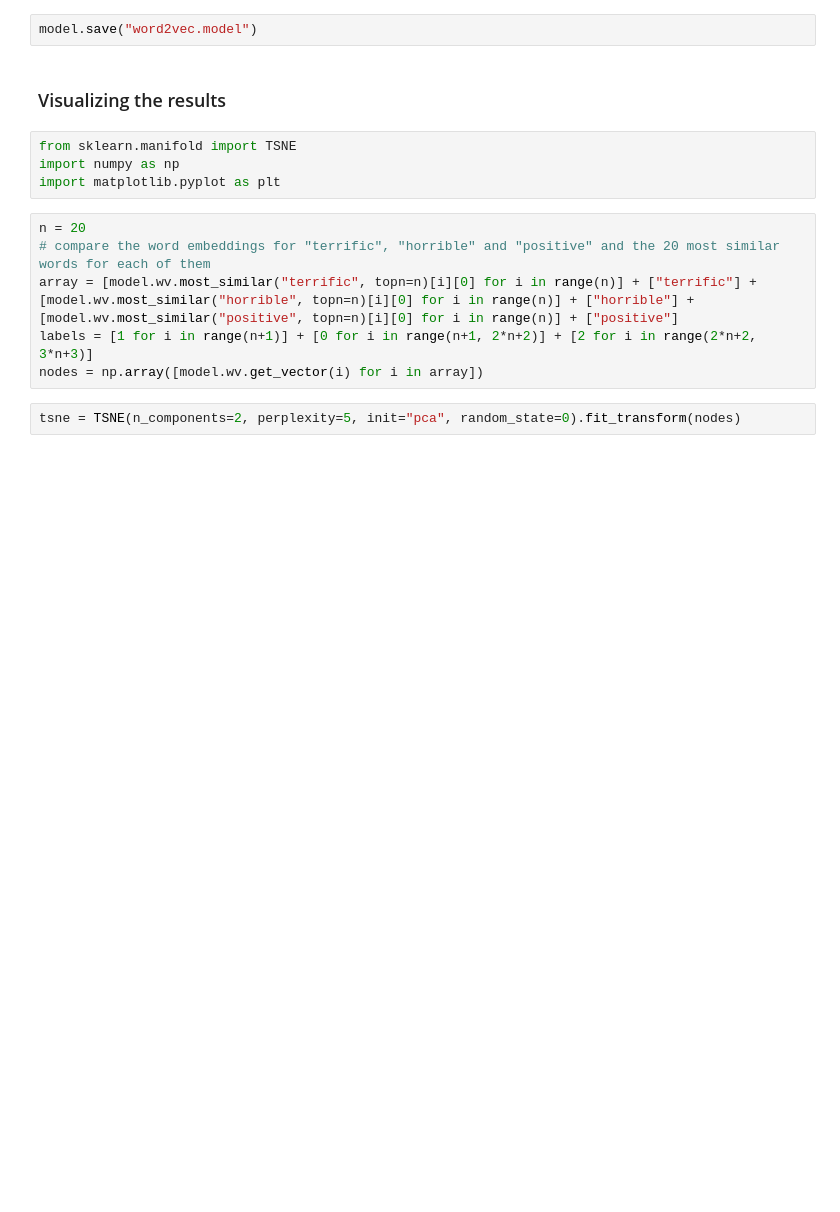
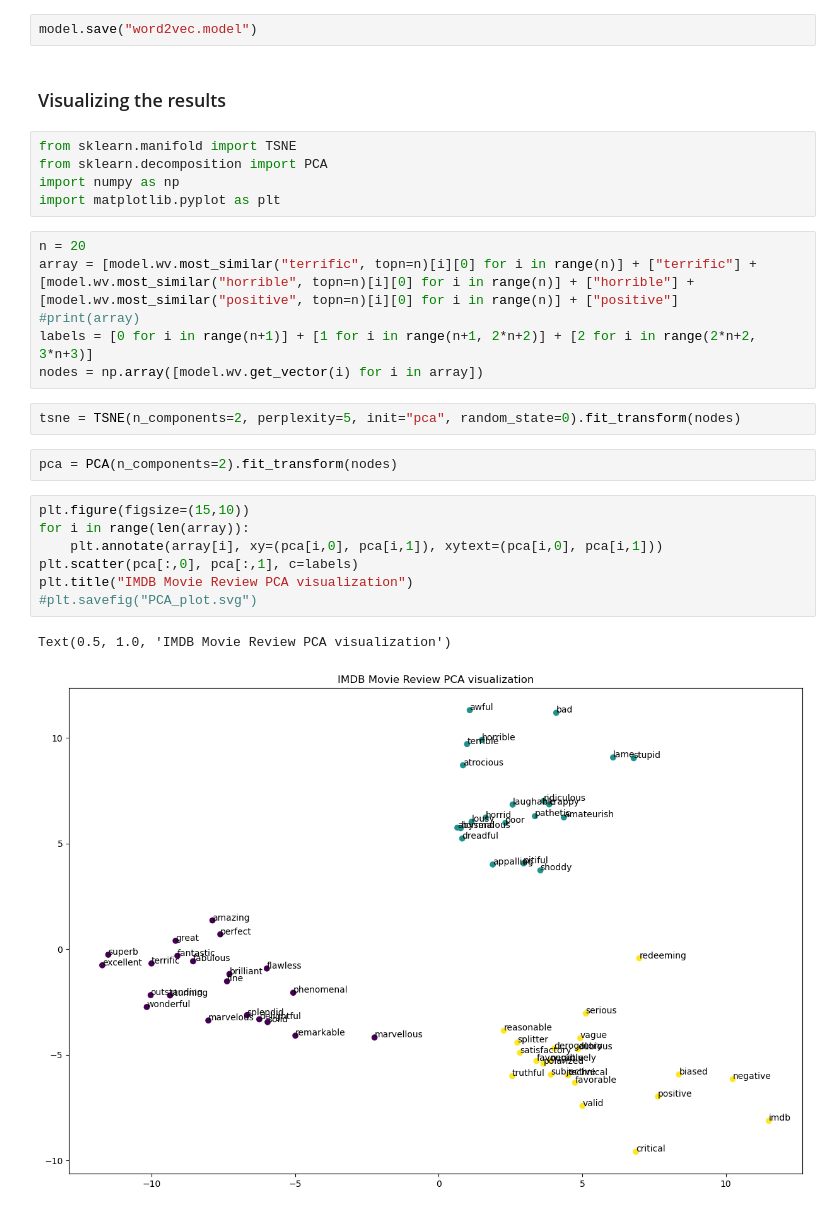
Before and after one commit to messierandromeda/Sentiment-Analysis, a Jupyter notebook: Sentiment Analysis IMDB - Word2Vec.ipynb, the cells around one changed output. Cells and saved outputs as stored; diff of their text form; blank space fills up the shorter version.

```diff
--- a/Sentiment Analysis IMDB - Word2Vec.ipynb
+++ b/Sentiment Analysis IMDB - Word2Vec.ipynb
@@ -45,16 +51,29 @@ model.save("word2vec.model")
 ### Visualizing the results
 # %%
 from sklearn.manifold import TSNE
+from sklearn.decomposition import PCA
 import numpy as np
 import matplotlib.pyplot as plt
 # %%
 n = 20
-# compare the word embeddings for "terrific", "horrible" and "positive" and the 20 most similar words for each of them
 array = [model.wv.most_similar("terrific", topn=n)[i][0] for i in range(n)] + ["terrific"] + [model.wv.most_similar("horrible", topn=n)[i][0] for i in range(n)] + ["horrible"] + [model.wv.most_similar("positive", topn=n)[i][0] for i in range(n)] + ["positive"]
-labels = [1 for i in range(n+1)] + [0 for i in range(n+1, 2*n+2)] + [2 for i in range(2*n+2, 3*n+3)]
+#print(array)
+labels = [0 for i in range(n+1)] + [1 for i in range(n+1, 2*n+2)] + [2 for i in range(2*n+2, 3*n+3)]
 nodes = np.array([model.wv.get_vector(i) for i in array])
 # %%
 tsne = TSNE(n_components=2, perplexity=5, init="pca", random_state=0).fit_transform(nodes)
+# %%
+pca = PCA(n_components=2).fit_transform(nodes)
+# %%
+plt.figure(figsize=(15,10))
+for i in range(len(array)):
+    plt.annotate(array[i], xy=(pca[i,0], pca[i,1]), xytext=(pca[i,0], pca[i,1]))
+plt.scatter(pca[:,0], pca[:,1], c=labels)
+plt.title("IMDB Movie Review PCA visualization")
+#plt.savefig("PCA_plot.svg")
+# %% [output]
+Text(0.5, 1.0, 'IMDB Movie Review PCA visualization')
+[figure, added]
 # %%
 plt.figure(figsize=(15,10))
 for i in range(len(array)):
```
Also changed, not shown: parts of 9 cells of this notebook.
